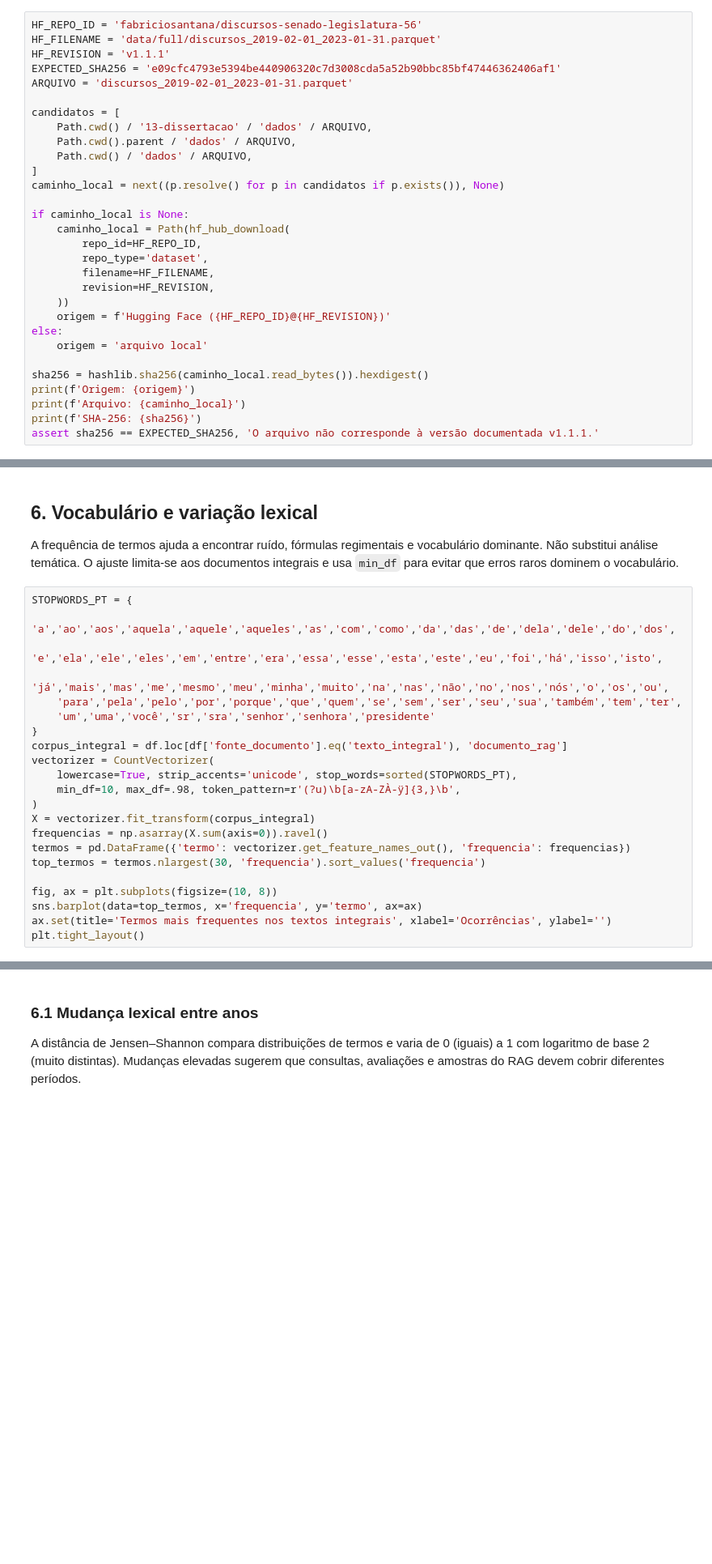
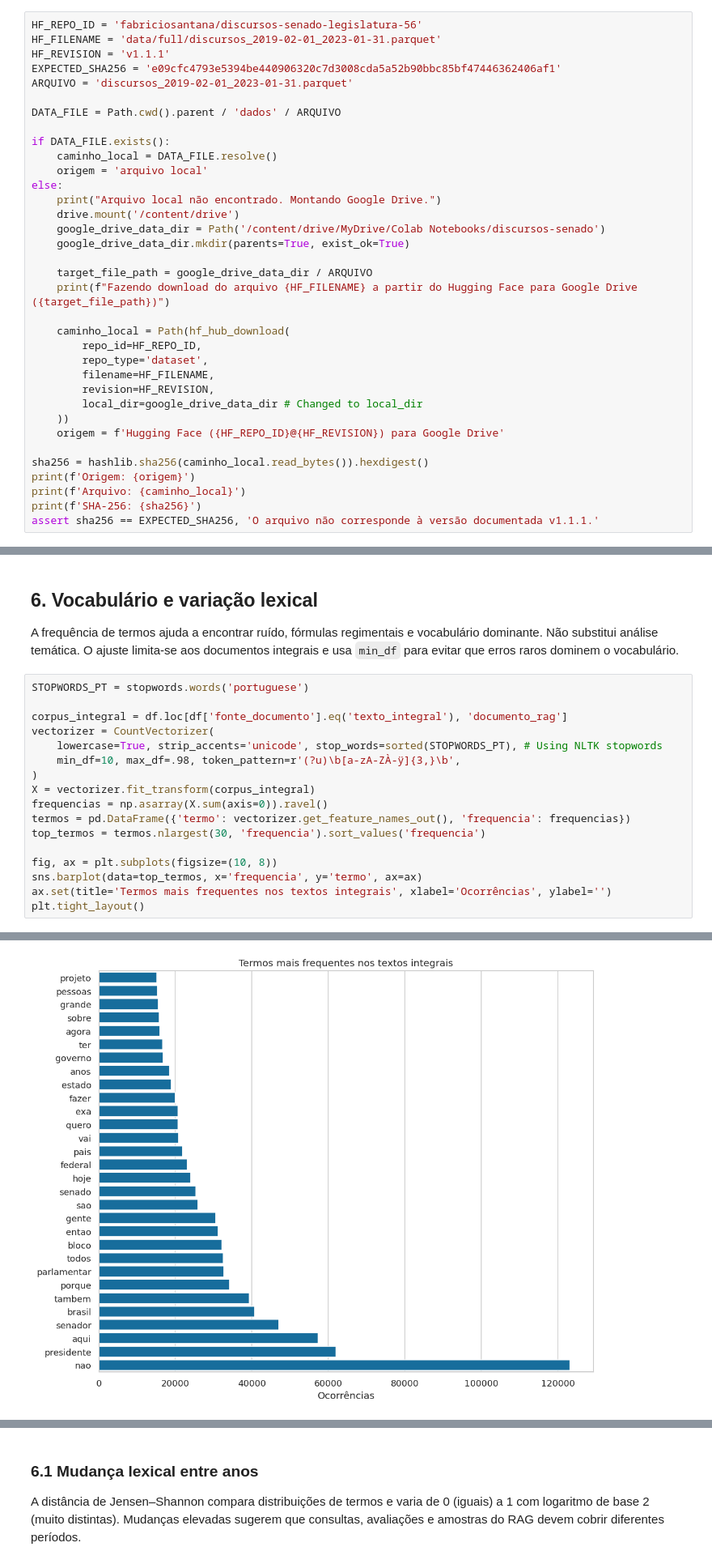
Before and after one commit to fabriciosantana/mcdia, a Jupyter notebook: 13-dissertacao/notebooks/01-analisar-base-discursos-rag.ipynb, the cells around one changed output, grey strips where cells are left out. Shown at 81% size. Drawn from its saved outputs; the diff is of its cells as text; blank space fills up the shorter version.

```diff
--- a/13-dissertacao/notebooks/01-analisar-base-discursos-rag.ipynb
+++ b/13-dissertacao/notebooks/01-analisar-base-discursos-rag.ipynb
@@ -58,23 +99,28 @@ HF_REVISION = 'v1.1.1'
 EXPECTED_SHA256 = 'e09cfc4793e5394be440906320c7d3008cda5a52b90bbc85bf47446362406af1'
 ARQUIVO = 'discursos_2019-02-01_2023-01-31.parquet'
 
-candidatos = [
-    Path.cwd() / '13-dissertacao' / 'dados' / ARQUIVO,
-    Path.cwd().parent / 'dados' / ARQUIVO,
-    Path.cwd() / 'dados' / ARQUIVO,
-]
-caminho_local = next((p.resolve() for p in candidatos if p.exists()), None)
+DATA_FILE = Path.cwd().parent / 'dados' / ARQUIVO
 
-if caminho_local is None:
+if DATA_FILE.exists():
+    caminho_local = DATA_FILE.resolve()
+    origem = 'arquivo local'
+else:
+    print("Arquivo local não encontrado. Montando Google Drive.")
+    drive.mount('/content/drive')
+    google_drive_data_dir = Path('/content/drive/MyDrive/Colab Notebooks/discursos-senado')
+    google_drive_data_dir.mkdir(parents=True, exist_ok=True)
+
+    target_file_path = google_drive_data_dir / ARQUIVO
+    print(f"Fazendo download do arquivo {HF_FILENAME} a partir do Hugging Face para Google Drive ({target_file_path})")
+
     caminho_local = Path(hf_hub_download(
         repo_id=HF_REPO_ID,
         repo_type='dataset',
         filename=HF_FILENAME,
         revision=HF_REVISION,
+        local_dir=google_drive_data_dir # Changed to local_dir
     ))
-    origem = f'Hugging Face ({HF_REPO_ID}@{HF_REVISION})'
-else:
-    origem = 'arquivo local'
+    origem = f'Hugging Face ({HF_REPO_ID}@{HF_REVISION}) para Google Drive'
 
 sha256 = hashlib.sha256(caminho_local.read_bytes()).hexdigest()
 print(f'Origem: {origem}')
@@ -264,16 +426,11 @@ display(grupos_duplicados.head(10).rename('ocorrências').to_frame())
 
 A frequência de termos ajuda a encontrar ruído, fórmulas regimentais e vocabulário dominante. Não substitui análise temática. O ajuste limita-se aos documentos integrais e usa `min_df` para evitar que erros raros dominem o vocabulário.
 # %%
-STOPWORDS_PT = {
-    'a','ao','aos','aquela','aquele','aqueles','as','com','como','da','das','de','dela','dele','do','dos',
-    'e','ela','ele','eles','em','entre','era','essa','esse','esta','este','eu','foi','há','isso','isto',
-    'já','mais','mas','me','mesmo','meu','minha','muito','na','nas','não','no','nos','nós','o','os','ou',
-    'para','pela','pelo','por','porque','que','quem','se','sem','ser','seu','sua','também','tem','ter',
-    'um','uma','você','sr','sra','senhor','senhora','presidente'
-}
+STOPWORDS_PT = stopwords.words('portuguese')
+
 corpus_integral = df.loc[df['fonte_documento'].eq('texto_integral'), 'documento_rag']
 vectorizer = CountVectorizer(
-    lowercase=True, strip_accents='unicode', stop_words=sorted(STOPWORDS_PT),
+    lowercase=True, strip_accents='unicode', stop_words=sorted(STOPWORDS_PT), # Using NLTK stopwords
     min_df=10, max_df=.98, token_pattern=r'(?u)\b[a-zA-ZÀ-ÿ]{3,}\b',
 )
 X = vectorizer.fit_transform(corpus_integral)
@@ -285,3 +442,4 @@ fig, ax = plt.subplots(figsize=(10, 8))
 sns.barplot(data=top_termos, x='frequencia', y='termo', ax=ax)
 ax.set(title='Termos mais frequentes nos textos integrais', xlabel='Ocorrências', ylabel='')
 plt.tight_layout()
+# %% [output]
@@ -288,3 +448,4 @@ plt.tight_layout()
+[figure, added]
 # %%
 vetor_bi = CountVectorizer(
     lowercase=True, strip_accents='unicode', stop_words=sorted(STOPWORDS_PT),
```
Also changed, not shown: parts of 34 cells of this notebook.
